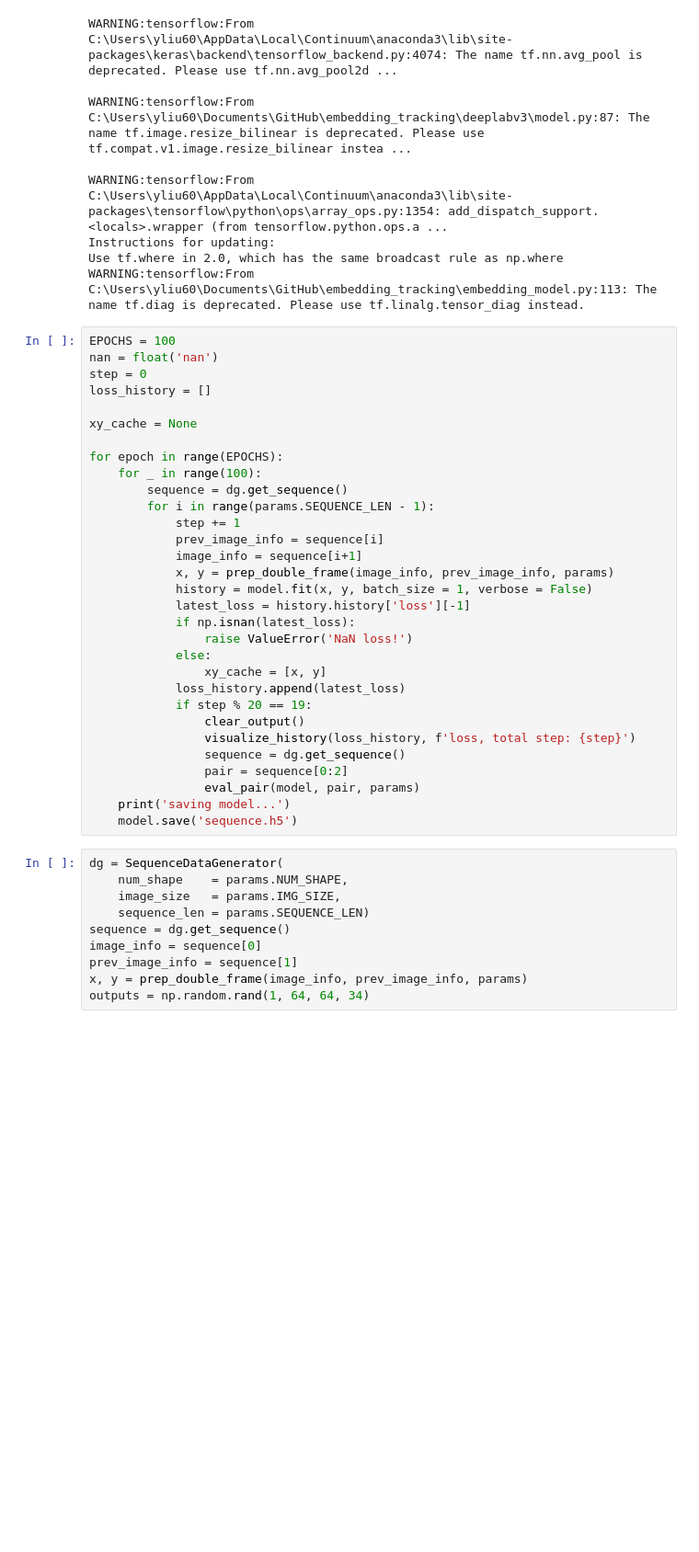
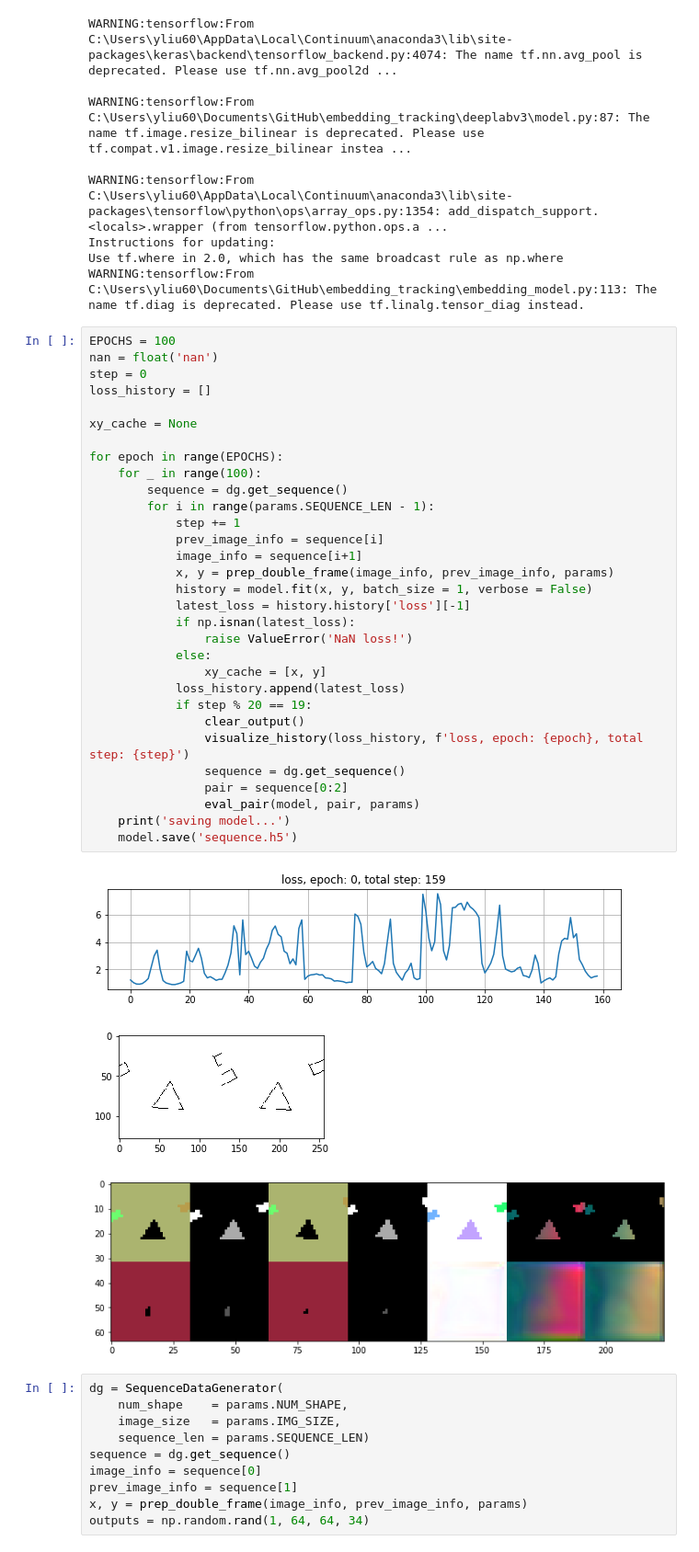
Before and after one commit to yanfengliu/embedding_tracking, a Jupyter notebook: keras-main.ipynb, the cells around one changed output. Shown: that part at 92% size. Saved outputs shown, nothing was run; the diff lists cells and outputs as text; blank space fills up the shorter version.

```diff
--- a/keras-main.ipynb
+++ b/keras-main.ipynb
@@ -55,34 +55,38 @@ WARNING:tensorflow:From C:\Users\yliu60\Documents\GitHub\embedding_tracking\embe
 # %%
 EPOCHS = 100
 nan = float('nan')
 step = 0
 loss_history = []
 
 xy_cache = None
 
 for epoch in range(EPOCHS):
     for _ in range(100):
         sequence = dg.get_sequence()
         for i in range(params.SEQUENCE_LEN - 1):
             step += 1
             prev_image_info = sequence[i]
             image_info = sequence[i+1]
             x, y = prep_double_frame(image_info, prev_image_info, params)
             history = model.fit(x, y, batch_size = 1, verbose = False)
             latest_loss = history.history['loss'][-1]
             if np.isnan(latest_loss):
                 raise ValueError('NaN loss!')
             else:
                 xy_cache = [x, y]
             loss_history.append(latest_loss)
             if step % 20 == 19:
                 clear_output()
-                visualize_history(loss_history, f'loss, total step: {step}')
+                visualize_history(loss_history, f'loss, epoch: {epoch}, total step: {step}')
                 sequence = dg.get_sequence()
                 pair = sequence[0:2]
                 eval_pair(model, pair, params)
     print('saving model...')
     model.save('sequence.h5')
+# %% [output]
+[figure, added]
+[figure, added]
+[figure, added]
 # %%
 dg = SequenceDataGenerator(
     num_shape    = params.NUM_SHAPE,
```
Also changed, not shown: 2 other files.
